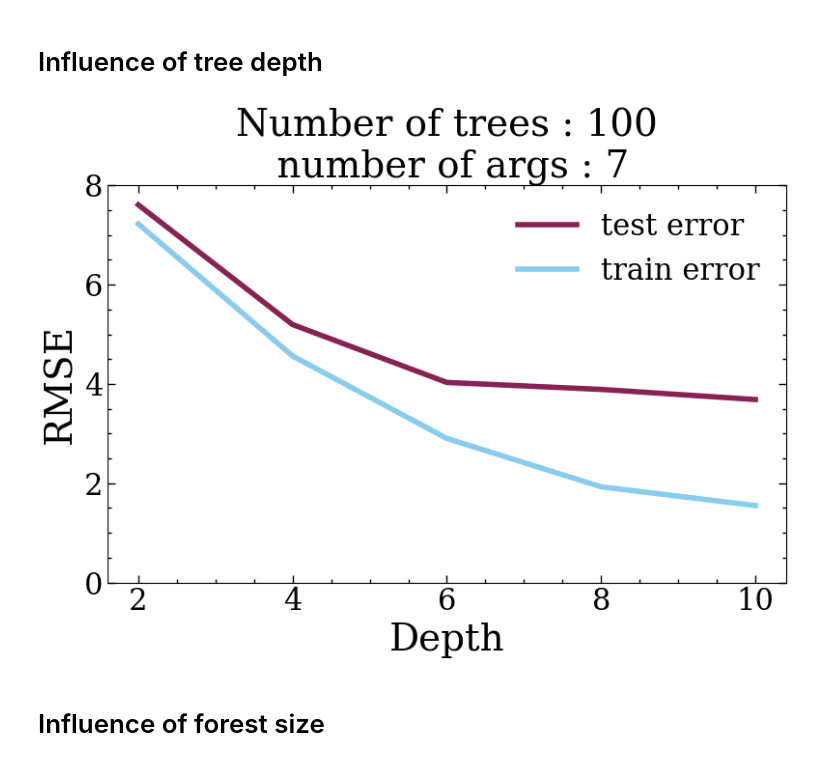
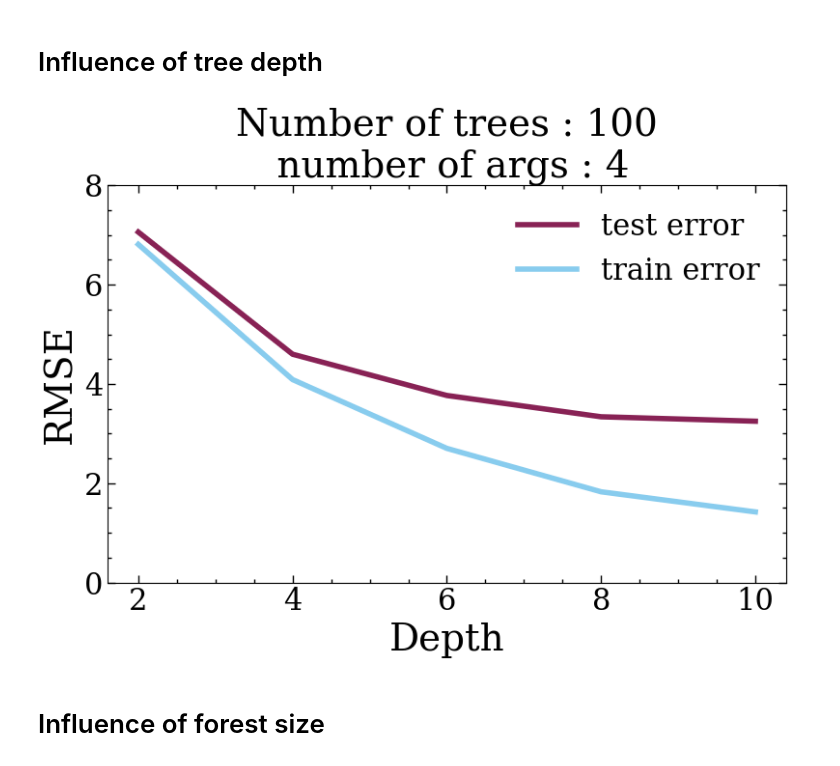
Before and after one commit to Wyxo/TidePrediction, a Jupyter notebook: tide_notebook.ipynb, the cells around one changed output. Saved outputs shown, nothing was run; the diff lists cells and outputs as text; code cells hidden in the pictures.

```diff
--- a/tide_notebook.ipynb
+++ b/tide_notebook.ipynb
@@ -286,7 +286,7 @@ def readData(file, delta = 2, indexes = [4, 7, 8, 9, 10, 11, 12]):
             continue  # skip header
         def f(i):
             if i == 4 or i == 7:
-                return float(ligne[i].replace(",", "."))**(-2)
+                return float(ligne[i].replace(",", "."))**(-3)
             if i == 12:
                 return np.abs(float(ligne[i].replace(",", ".")))
             if i == 8 or i == 10:
@@ -580,21 +580,21 @@ for item in data:
 # %%
 colors = plt.rcParams['axes.prop_cycle'].by_key()['color']
 
 numberOfTreesToTry = [1, 5, 10, 20, 50, 100]
-numberOfArgsToTry = [1, 3, 5, 7]
+numberOfArgsToTry = [1, 2, 3, 4, 5,6, 7]
 maxDepthToTry = [2, 4, 6, 8, 10]
 idx_tree = 5
 idx_args = 3
 plt.title("Number of trees : {}\n number of args : {}".format(numberOfTreesToTry[idx_tree], numberOfArgsToTry[idx_args]))
 plt.plot(maxDepthToTry, grid[idx_tree,idx_args,:,0], label = "test error", color=colors[0])
 plt.plot(maxDepthToTry, grid[idx_tree,idx_args,:,1], label = "train error", color=colors[1])
 plt.xlabel("Depth")
 plt.ylabel("RMSE")
 plt.ylim([0, 8])
 plt.legend()
 plt.show()
 # %% [output]
-[figure, old version]
+[figure, new version]
 # %% [markdown]
 # Influence of forest size
 # %%
```
Also changed, not shown: parts of 7 cells of this notebook.
